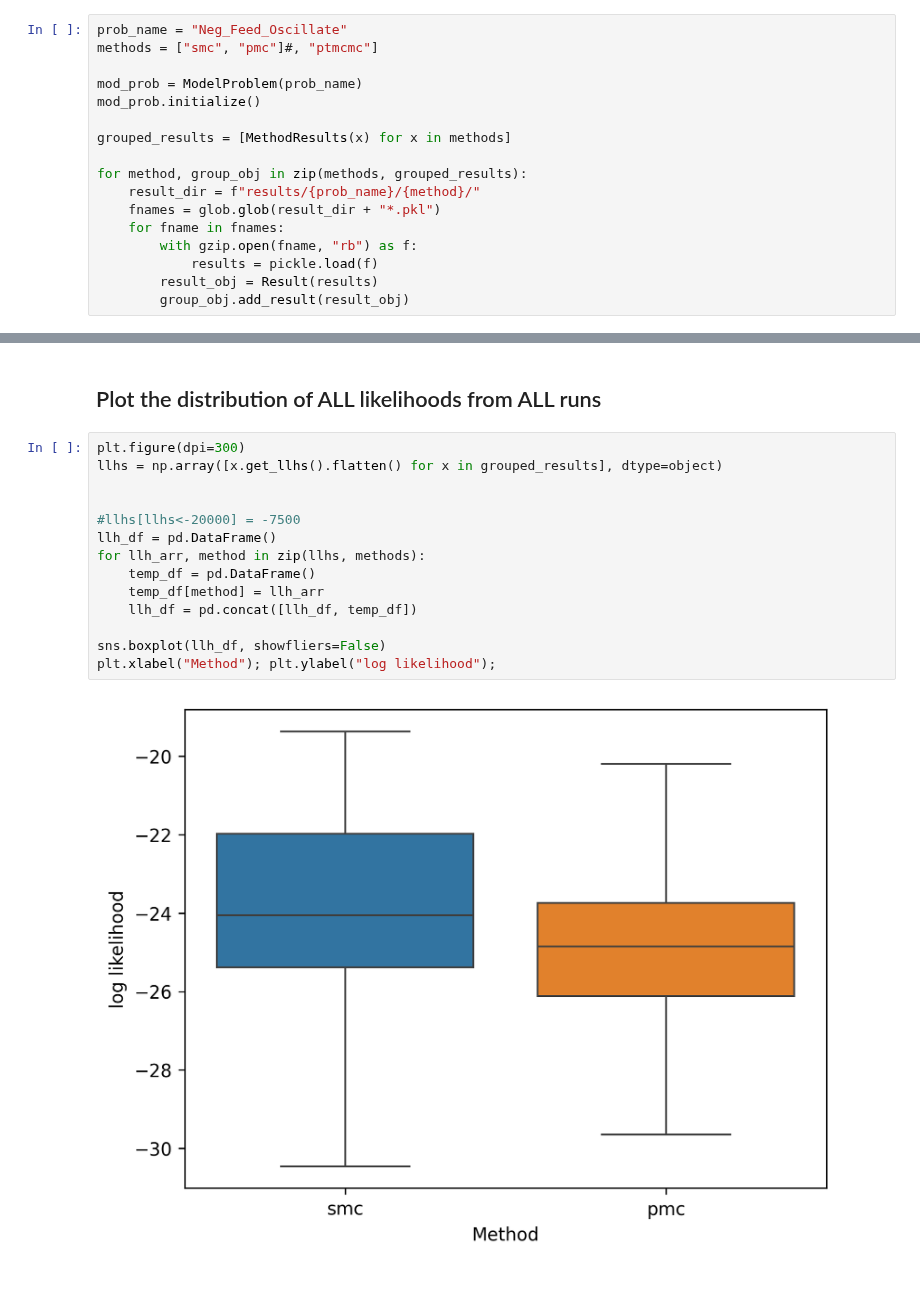
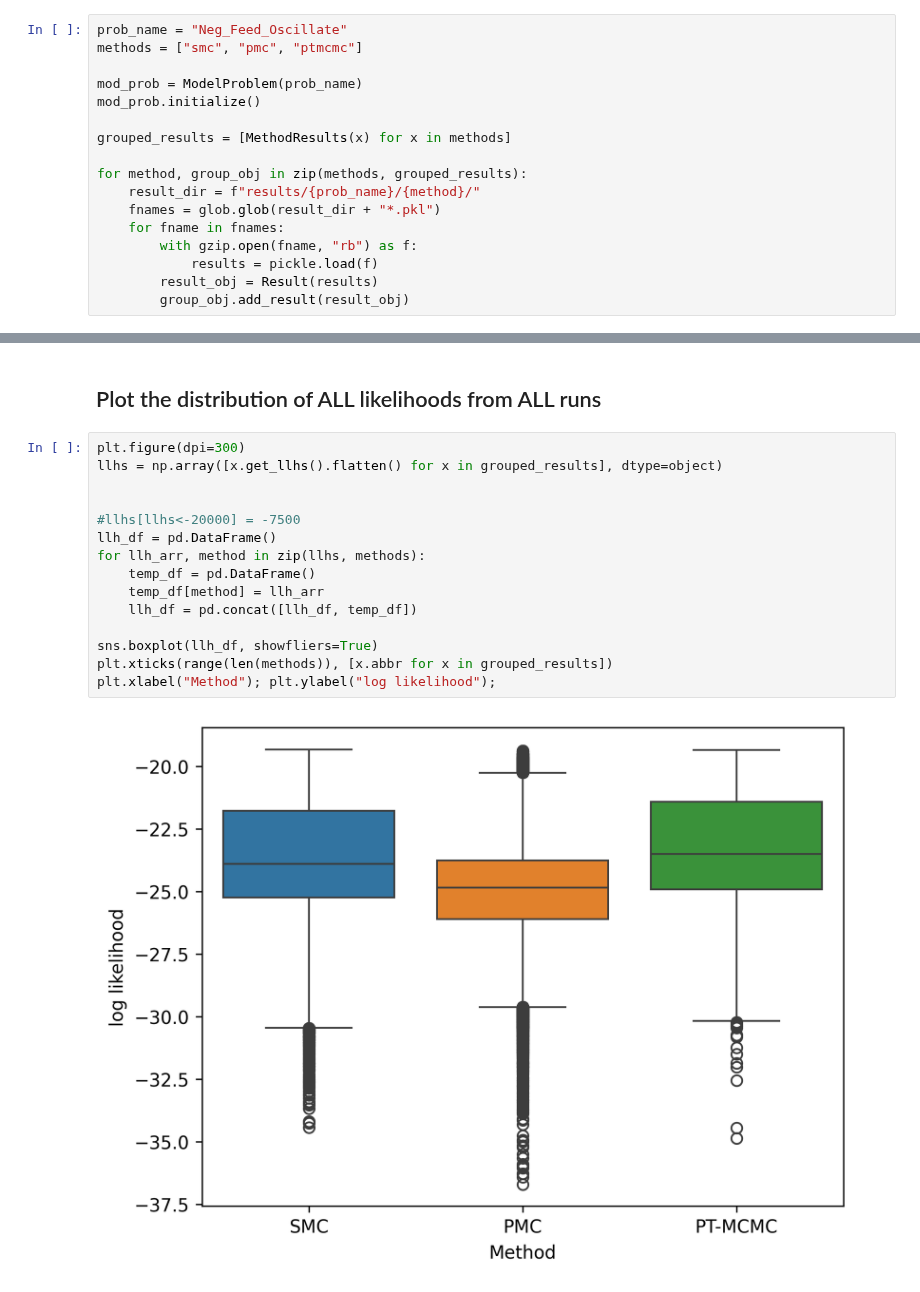
Before and after one commit to LarkinIt/BayesianBenchmark, a Jupyter notebook: compare_methods.ipynb, the cells around one changed output, grey strips where cells are left out. Cells and saved outputs as stored; diff of their text form.

Commit message:
Uddate vis scripts to handle PT MCMC runs that have not converged; finished visualization of Calcium Oscillate and NFO

```diff
--- a/compare_methods.ipynb
+++ b/compare_methods.ipynb
@@ -13,7 +13,7 @@ from modelproblem import ModelProblem
 from result_classes import Result,MethodResults
 # %%
 prob_name = "Neg_Feed_Oscillate"
-methods = ["smc", "pmc"]#, "ptmcmc"]
+methods = ["smc", "pmc", "ptmcmc"]
 
 mod_prob = ModelProblem(prob_name)
 mod_prob.initialize()
@@ -47,19 +50,20 @@ except ValueError:
 # %%
 plt.figure(dpi=300)
 llhs = np.array([x.get_llhs().flatten() for x in grouped_results], dtype=object)
 
 
 #llhs[llhs<-20000] = -7500
 llh_df = pd.DataFrame()
 for llh_arr, method in zip(llhs, methods):
 	temp_df = pd.DataFrame()
 	temp_df[method] = llh_arr
 	llh_df = pd.concat([llh_df, temp_df])
 
-sns.boxplot(llh_df, showfliers=False)
+sns.boxplot(llh_df, showfliers=True)
+plt.xticks(range(len(methods)), [x.abbr for x in grouped_results])
 plt.xlabel("Method"); plt.ylabel("log likelihood");
 # %% [output]
-[figure, old version]
+[figure, new version]
 # %%
 plt.figure(dpi=300)
 calls = np.array([x.get_fun_calls() for x in grouped_results], dtype=object)
```
Also changed, not shown: parts of 4 cells of this notebook, 1 other file.
